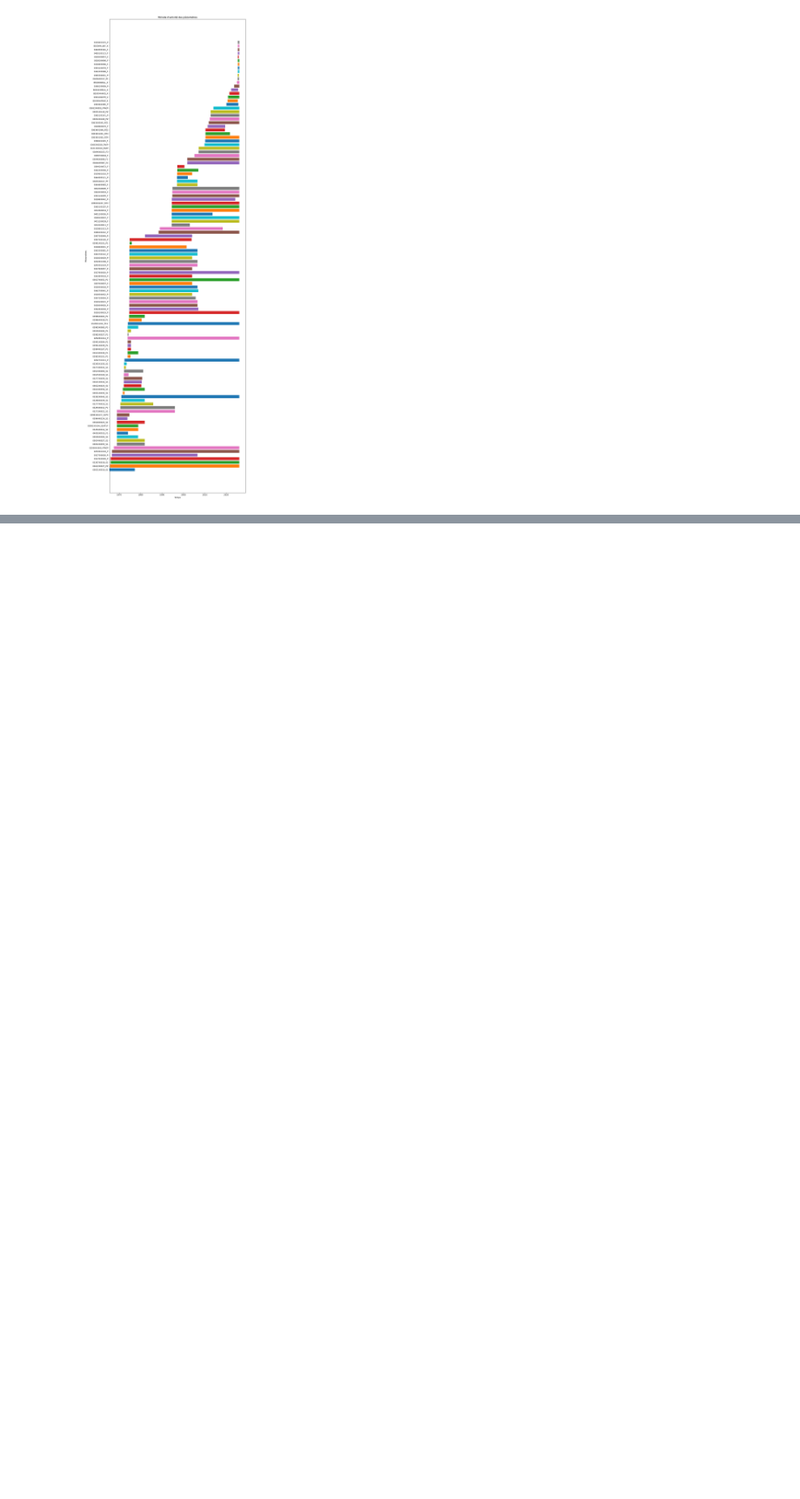
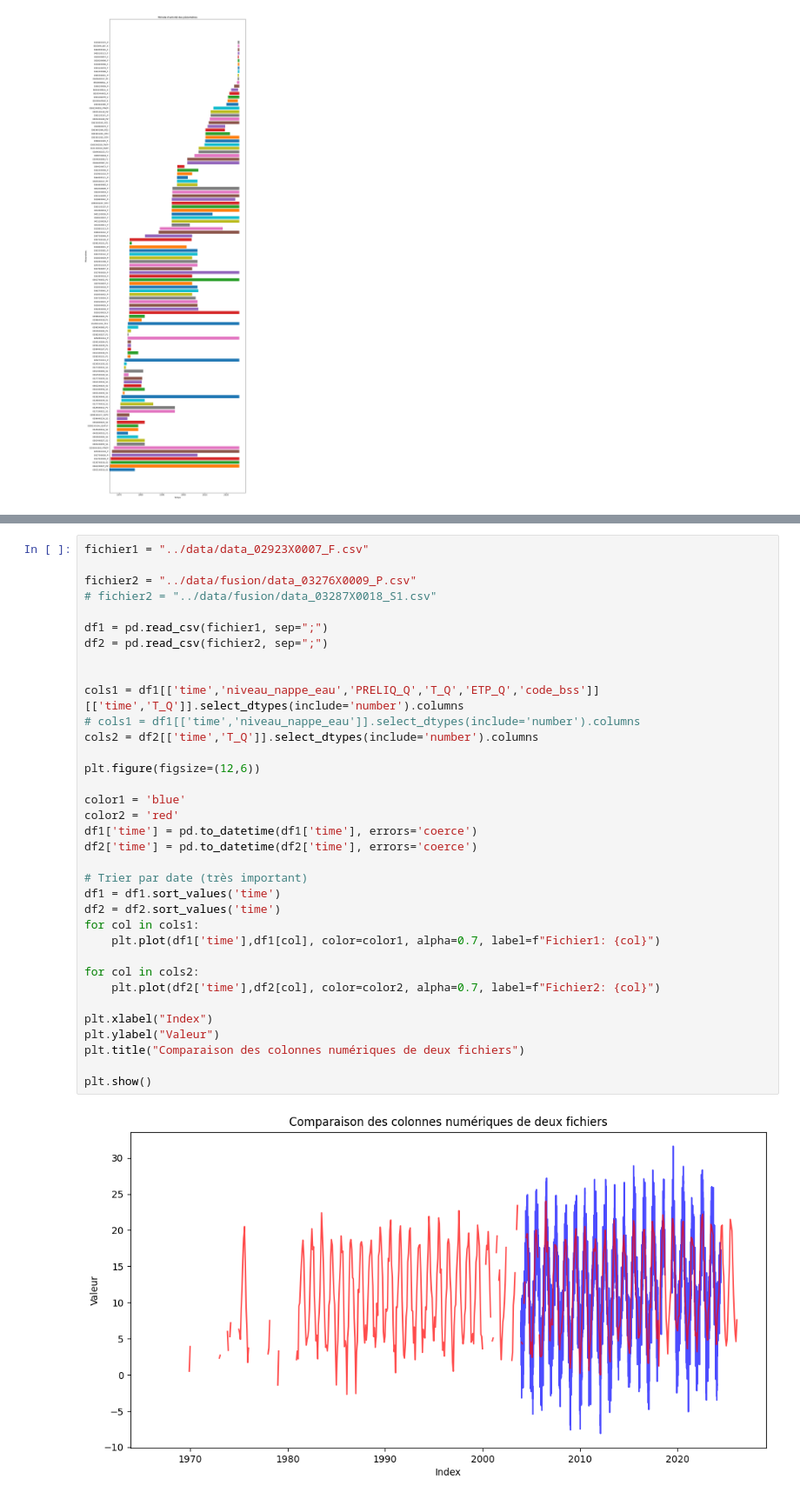
Before and after one commit to TronnoxUwU/STAGE-Junon, a Jupyter notebook: notebooks/fusion_donnees.ipynb, the cells around one changed output, grey strips where cells are left out. Shown at 87% size. Drawn from its saved outputs; the diff is of its cells as text; blank space fills up the shorter version.

```diff
--- a/notebooks/fusion_donnees.ipynb
+++ b/notebooks/fusion_donnees.ipynb
@@ -513,0 +531,37 @@ Shape : (118, 728)
+# %%
+fichier1 = "../data/data_02923X0007_F.csv"
+
+fichier2 = "../data/fusion/data_03276X0009_P.csv"
+# fichier2 = "../data/fusion/data_03287X0018_S1.csv"
+
+df1 = pd.read_csv(fichier1, sep=";")
+df2 = pd.read_csv(fichier2, sep=";")
+
+
+cols1 = df1[['time','niveau_nappe_eau','PRELIQ_Q','T_Q','ETP_Q','code_bss']][['time','T_Q']].select_dtypes(include='number').columns
+# cols1 = df1[['time','niveau_nappe_eau']].select_dtypes(include='number').columns
+cols2 = df2[['time','T_Q']].select_dtypes(include='number').columns
+
+plt.figure(figsize=(12,6))
+
+color1 = 'blue'
+color2 = 'red'
+df1['time'] = pd.to_datetime(df1['time'], errors='coerce')
+df2['time'] = pd.to_datetime(df2['time'], errors='coerce')
+
+# Trier par date (très important)
+df1 = df1.sort_values('time')
+df2 = df2.sort_values('time')
+for col in cols1:
+    plt.plot(df1['time'],df1[col], color=color1, alpha=0.7, label=f"Fichier1: {col}")
+
+for col in cols2:
+    plt.plot(df2['time'],df2[col], color=color2, alpha=0.7, label=f"Fichier2: {col}")
+
+plt.xlabel("Index")
+plt.ylabel("Valeur")
+plt.title("Comparaison des colonnes numériques de deux fichiers")
+
+plt.show()
+# %% [output]
+[figure, added]
```
Also changed, not shown: parts of 5 cells of this notebook, 1 other file.
